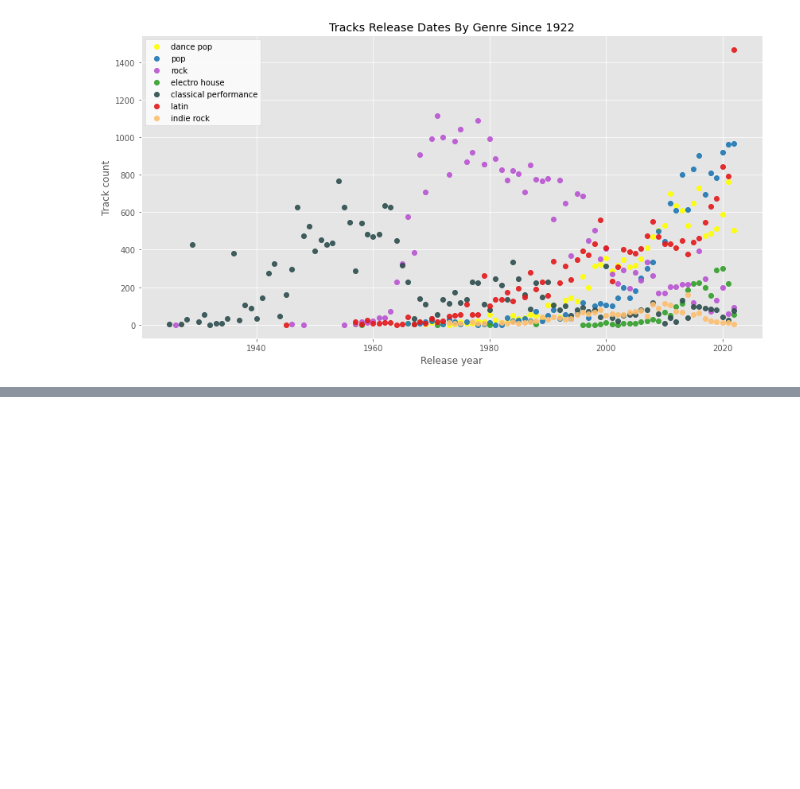
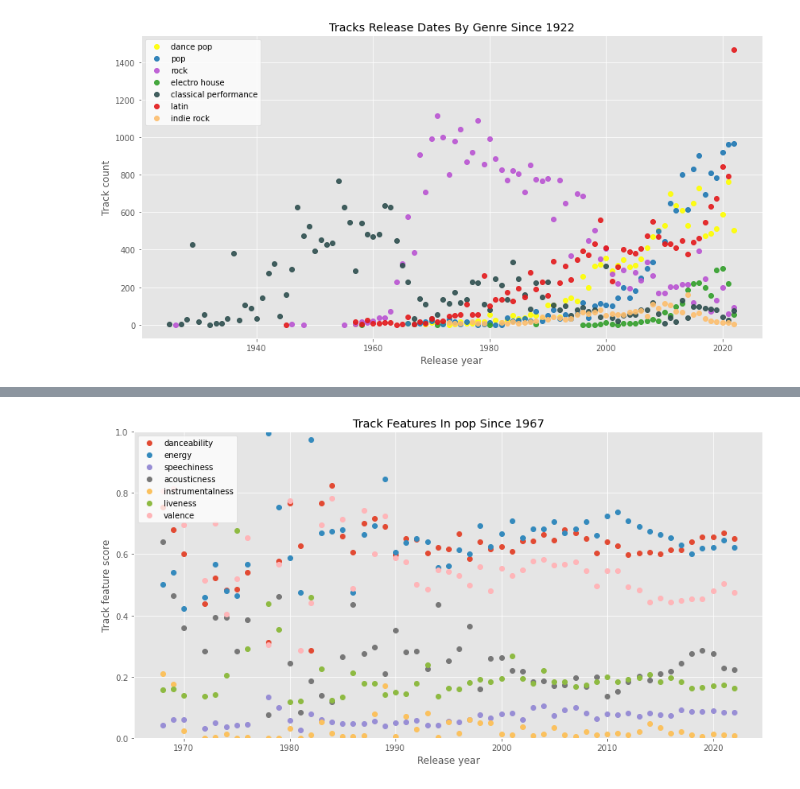
Before and after one commit to mattslatt/music_in_motion_acoustic_signatures, a Jupyter notebook: notebooks/artists.ipynb, the cells around one changed output, grey strips where cells are left out. Cells and saved outputs as stored; diff of their text form; code cells hidden in the pictures; blank space fills up the shorter version.

```diff
--- a/notebooks/artists.ipynb
+++ b/notebooks/artists.ipynb
@@ -659,0 +657,4 @@ tracks_artists.groupby('artists').count().sort_values('name').head()
+# %%
+genre_track_features('pop')
+# %% [output]
+[figure, added]
```
Also changed, not shown: parts of 45 cells of this notebook, 6 other files.
